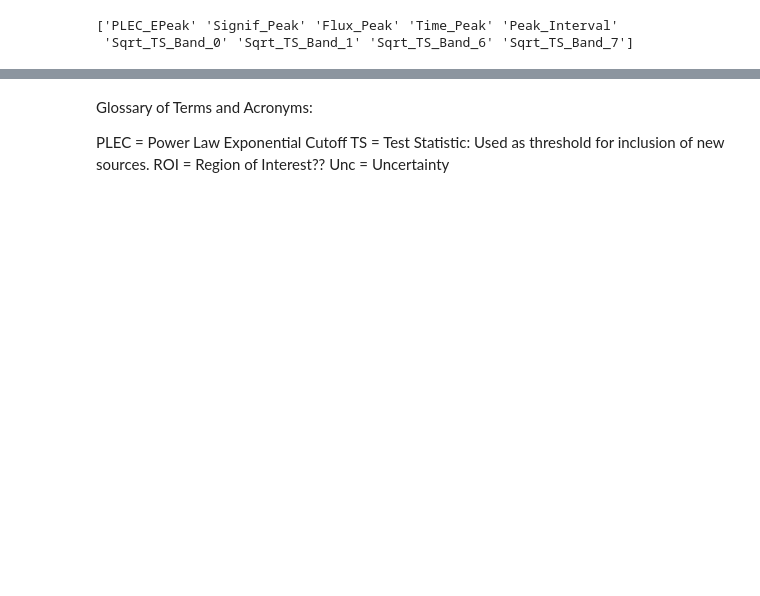
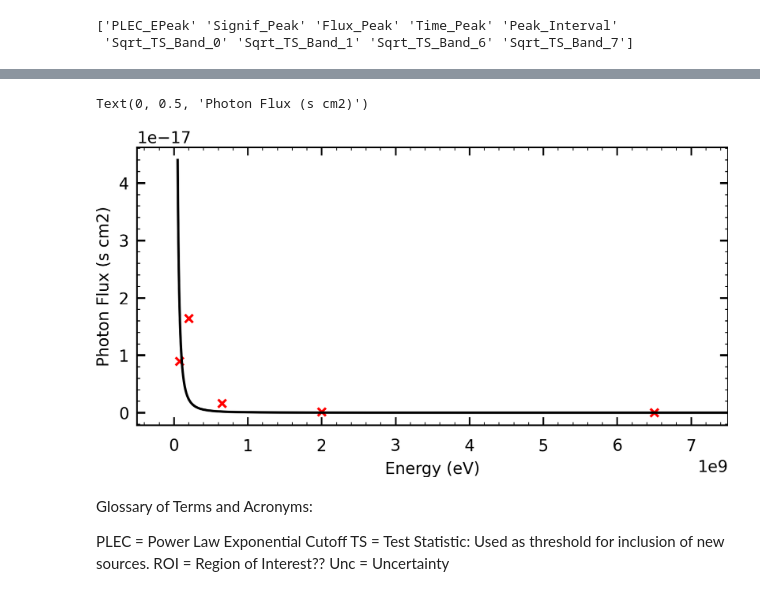
Before and after one commit to IoanPJ/Final_year_project_IMPJ, a Jupyter notebook: Data Processing/data_processing_2.ipynb, the cells around one changed output, grey strips where cells are left out. Saved outputs shown, nothing was run; the diff lists cells and outputs as text; code cells hidden in the pictures; blank space fills up the shorter version.

```diff
--- a/Data Processing/data_processing_2.ipynb
+++ b/Data Processing/data_processing_2.ipynb
@@ -158,3 +252,25 @@ fl_cl.head()
+# %%
+from os.path import basename, exists
+def download(url):
+    filename = basename(url)
+    if not exists(filename):
+        from urllib.request import urlretrieve
+        local, _ = urlretrieve(url, filename)
+        print('Downloaded ' + local)
+
+download('https://github.com/AllenDowney/AstronomicalData/raw/main/' + 'az-paper-twocol.mplstyle')
+plt.style.use('./az-paper-twocol.mplstyle')
+fig, ax = plt.subplots(dpi=300)
+#fig.tight_layout(rect=[0,0,.8,1])
+ax.plot(E,N)
+ax.scatter(locs,avgN,marker = 'x', color = 'red'
+        )
+ax.set_xlim(-5*10**8,0.75*10**10)
+ax.set_xlabel('Energy (eV)')
+ax.set_ylabel('Photon Flux (s cm2)')
+# %% [output]
+Text(0, 0.5, 'Photon Flux (s cm2)')
+[figure, added]
 # %% [markdown]
 Glossary of Terms and Acronyms:
 
```
Also changed, not shown: parts of 4 cells of this notebook, 1 other file.
